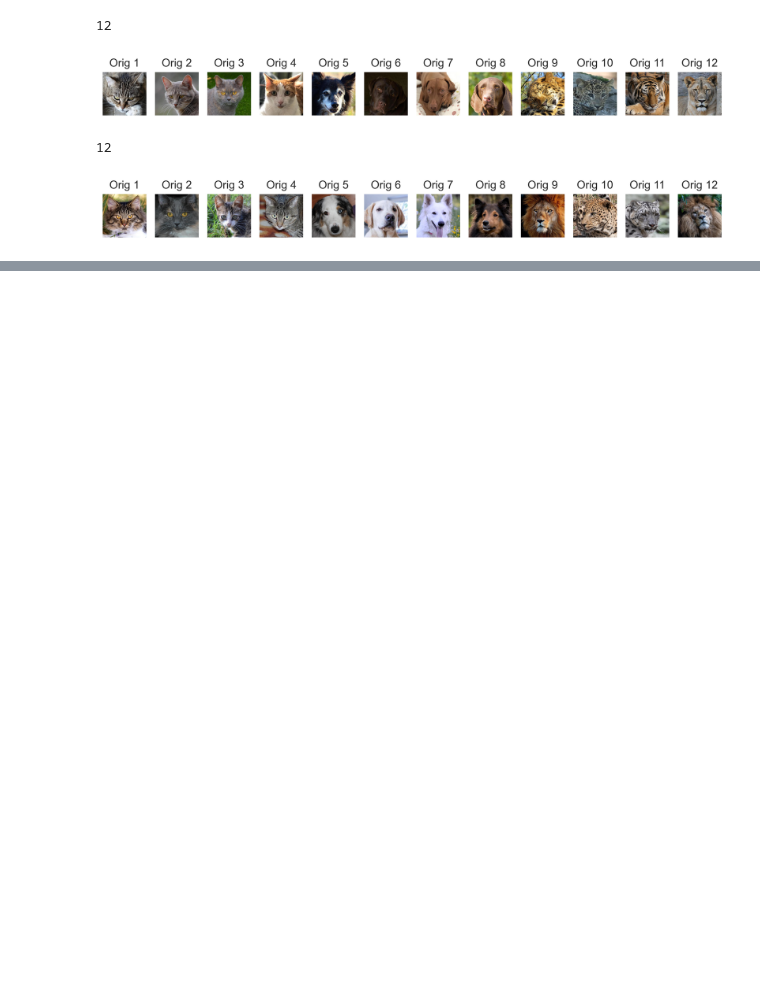
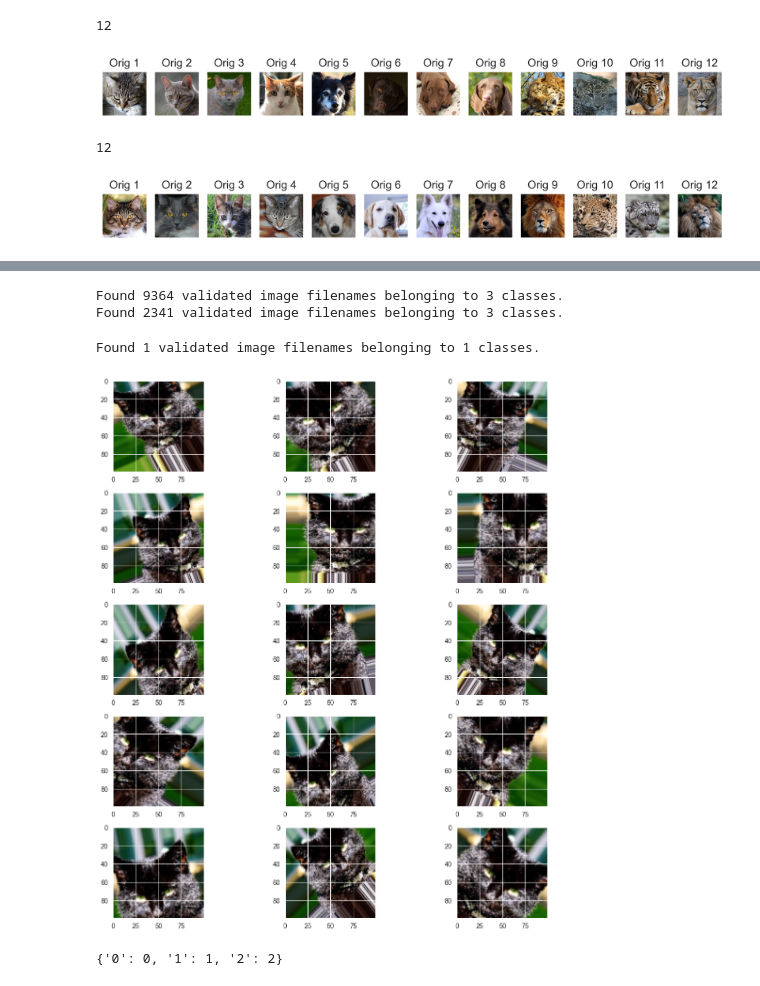
Before and after one commit to Iskander80/ML, a Jupyter notebook: home_task_5.ipynb, the cells around one changed output, grey strips where cells are left out. Cells and saved outputs as stored; diff of their text form; code cells hidden in the pictures; blank space fills up the shorter version.

```diff
--- a/home_task_5.ipynb
+++ b/home_task_5.ipynb
@@ -165,0 +204,77 @@ show_images(data_train, df, "Orig", 4)
+# %%
+cnn_train_datagen = ImageDataGenerator(
+    rotation_range = 45,
+    width_shift_range = 0.2,
+    height_shift_range = 0.2,
+    zoom_range = 0.2,
+    horizontal_flip = True,
+    rescale = 1./255,
+    validation_split=0.2,
+    fill_mode = 'nearest'
+)
+
+cnn_test_datagen = ImageDataGenerator(
+    rotation_range = 45,
+    width_shift_range = 0.2,
+    height_shift_range = 0.2,
+    zoom_range = 0.2,
+    horizontal_flip = True,
+    rescale = 1./255,
+    validation_split=0.2,
+    fill_mode = 'nearest'
+)
+# %%
+cnn_train_generator = cnn_train_datagen.flow_from_dataframe(
+        dataframe=df_training,
+        directory = data_train,
+        target_size=(IMG_SIZE,IMG_SIZE),
+        x_col = 'filename',
+        y_col = 'class',
+        batch_size=batch_size,
+        class_mode='categorical',
+        subset='training'
+)
+
+cnn_test_generator = cnn_test_datagen.flow_from_dataframe(
+        dataframe=df_testing,
+        directory = data_train,
+        target_size=(IMG_SIZE,IMG_SIZE),
+        x_col = 'filename',
+        y_col = 'class',
+        batch_size=batch_size,
+        class_mode='categorical',
+        subset='training'
+)
+# %% [output]
+Found 9364 validated image filenames belonging to 3 classes.
+Found 2341 validated image filenames belonging to 3 classes.
+# %%
+# посмотрим, как будет выглядеть преобразование изображений на одном примере
+
+df_example = df_training.sample(n=1).reset_index(drop=True)
+example_generator = cnn_train_datagen.flow_from_dataframe(
+    dataframe= df_example,
+    directory= data_train,
+    x_col='filename',
+    y_col='class',
+    target_size = (IMG_SIZE,IMG_SIZE),
+    class_mode='categorical',
+    subset='training'
+)
+
+plt.figure(figsize=(12, 12))
+for i in range(0, 15):
+    plt.subplot(5, 3, i+1)
+    for X_batch, Y_batch in example_generator:
+        image = X_batch[0]
+        plt.imshow(image)
+        break
+plt.tight_layout()
+plt.show()
+# %% [output]
+Found 1 validated image filenames belonging to 1 classes.
+[figure, added]
+# %%
+cnn_train_generator.class_indices
+# %% [output]
+{'0': 0, '1': 1, '2': 2}
```
Also changed, not shown: parts of 12 cells of this notebook.
